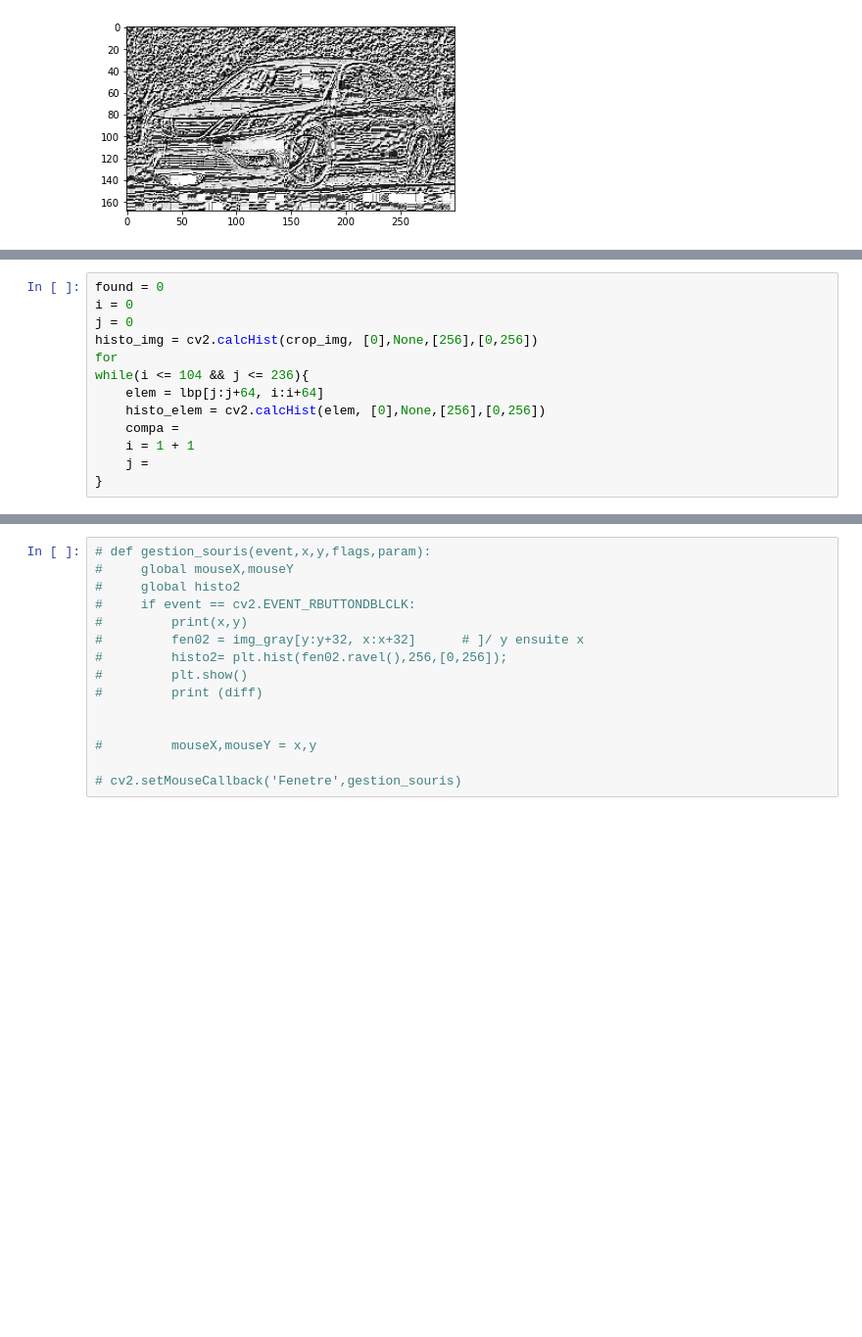
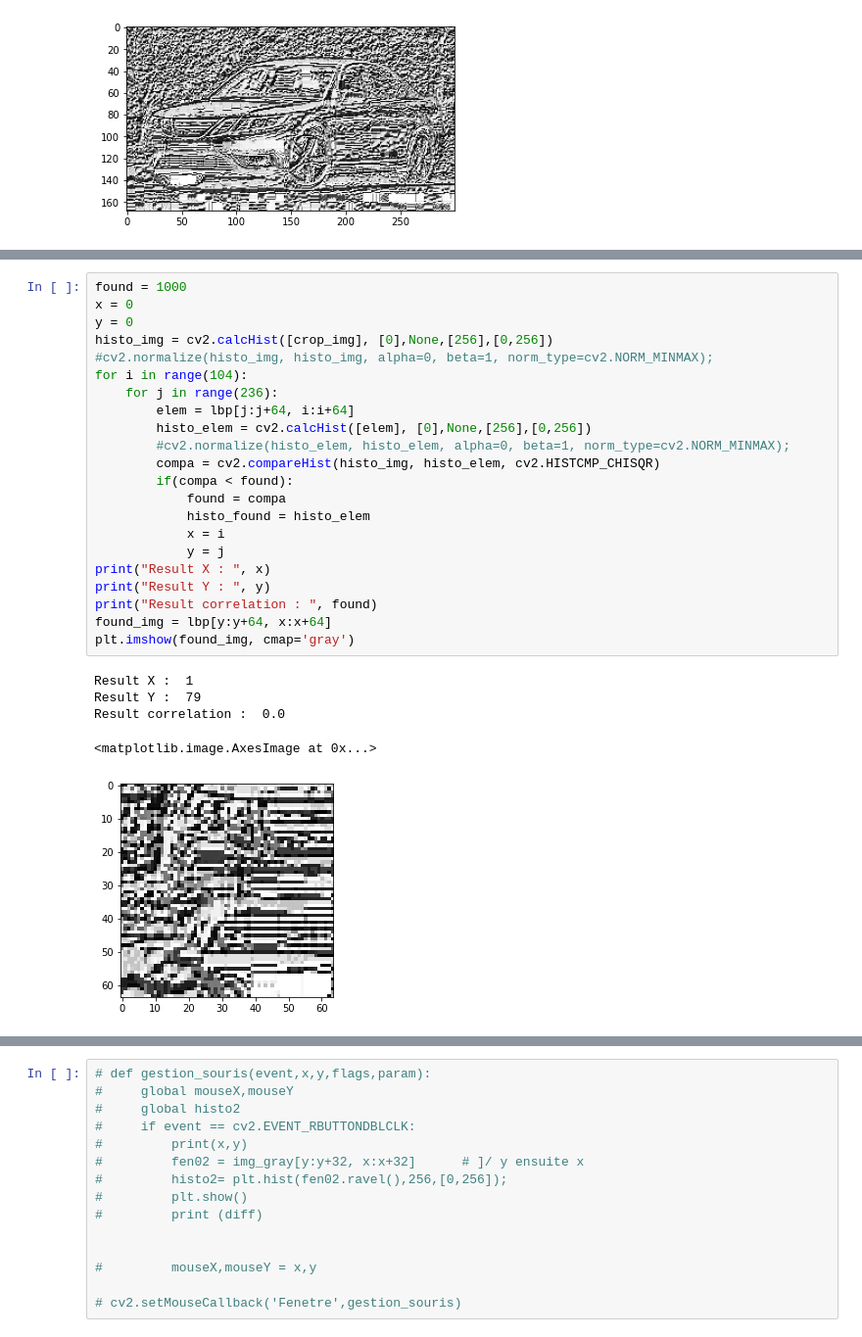
Before and after one commit to smuglilgoat/Atelier_Creatif_TP, a Jupyter notebook: Atelier_TP1/atelier_tp1.ipynb, the cells around one changed output, grey strips where cells are left out. Shown at 98% size. Saved outputs shown, nothing was run; the diff lists cells and outputs as text; blank space fills up the shorter version.

```diff
--- a/Atelier_TP1/atelier_tp1.ipynb
+++ b/Atelier_TP1/atelier_tp1.ipynb
@@ -93,13 +93,28 @@ plt.show()
 # %%
-found = 0
-i = 0
-j = 0
-histo_img = cv2.calcHist(crop_img, [0],None,[256],[0,256])
-for
-while(i <= 104 && j <= 236){
-    elem = lbp[j:j+64, i:i+64]
-    histo_elem = cv2.calcHist(elem, [0],None,[256],[0,256])
-    compa =
-    i = 1 + 1
-    j =
-}
+found = 1000
+x = 0
+y = 0
+histo_img = cv2.calcHist([crop_img], [0],None,[256],[0,256])
+#cv2.normalize(histo_img, histo_img, alpha=0, beta=1, norm_type=cv2.NORM_MINMAX);
+for i in range(104):
+    for j in range(236):
+        elem = lbp[j:j+64, i:i+64]
+        histo_elem = cv2.calcHist([elem], [0],None,[256],[0,256])
+        #cv2.normalize(histo_elem, histo_elem, alpha=0, beta=1, norm_type=cv2.NORM_MINMAX);
+        compa = cv2.compareHist(histo_img, histo_elem, cv2.HISTCMP_CHISQR)
+        if(compa < found):
+            found = compa
+            histo_found = histo_elem
+            x = i
+            y = j
+print("Result X : ", x)
+print("Result Y : ", y)
+print("Result correlation : ", found)
+found_img = lbp[y:y+64, x:x+64]
+plt.imshow(found_img, cmap='gray')
+# %% [output]
+Result X :  1
+Result Y :  79
+Result correlation :  0.0
+<matplotlib.image.AxesImage at 0x...>
+[figure, added]
```
Also changed, not shown: parts of 5 cells of this notebook.
